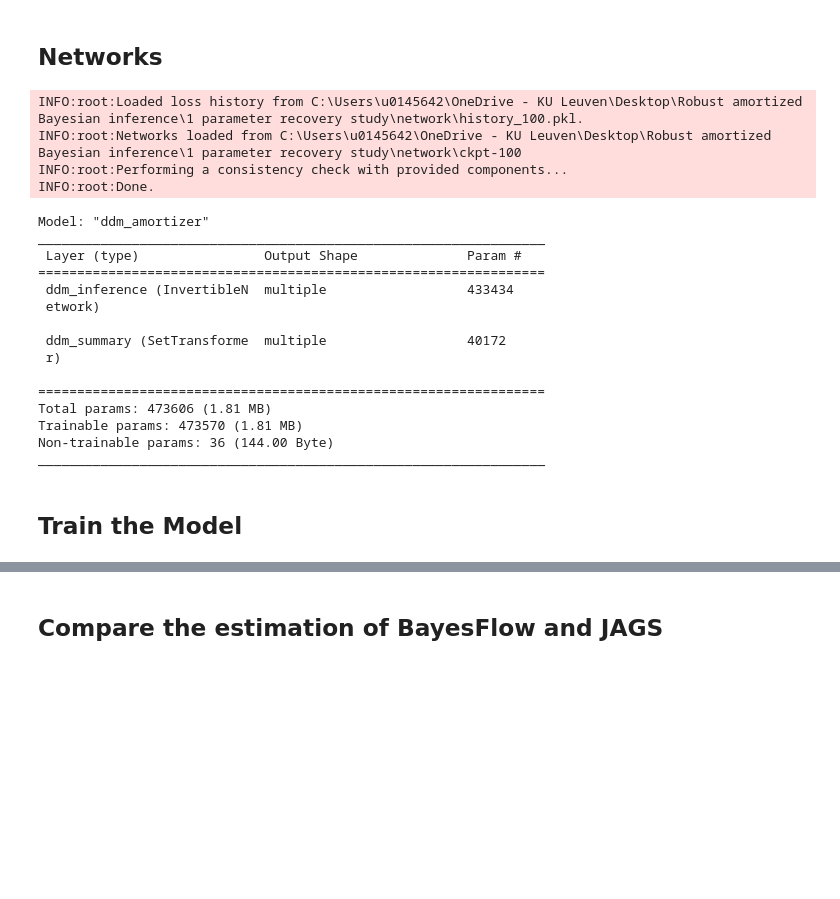
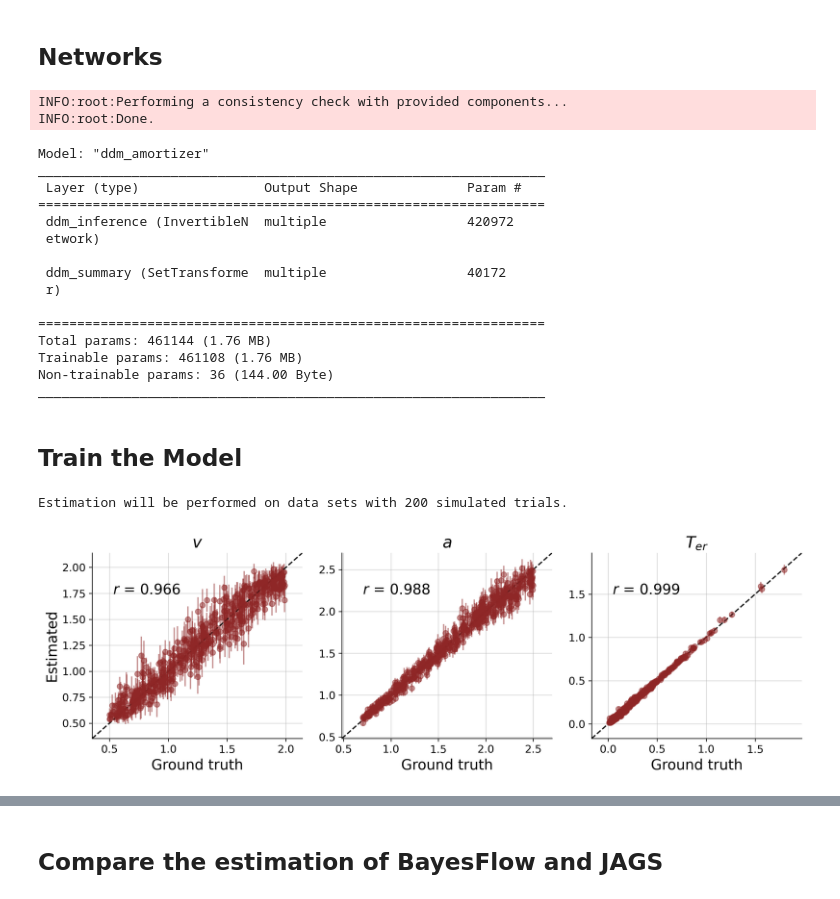
Before and after one commit to yufeiwu1011/Robust-Amortized-Bayesian-Inference, a Jupyter notebook: 1 parameter recovery study/notebook/parameter recovery study.ipynb, the cells around one changed output, grey strips where cells are left out. Saved outputs shown, nothing was run; the diff lists cells and outputs as text; code cells hidden in the pictures; blank space fills up the shorter version.

```diff
--- a/1 parameter recovery study/notebook/parameter recovery study.ipynb
+++ b/1 parameter recovery study/notebook/parameter recovery study.ipynb
@@ -170,8 +182,7 @@ summary_net = bf.networks.SetTransformer(input_dim=4, summary_dim=3, name="ddm_s
 
 inference_net = bf.networks.InvertibleNetwork(
     num_params=len(prior.param_names),
-    coupling_settings={"dense_args": dict(kernel_regularizer=None),"dropout_prob":0.2, "bins":32},
-    coupling_design="spline",
+    coupling_settings={"mc_dropout" : True, "dense_args" : dict(units=128, activation="elu")},
     name="ddm_inference",
 )
 
@@ -183,23 +194,21 @@ trainer = bf.trainers.Trainer(
 )
 amortizer.summary()
 # %% [output]
-INFO:root:Loaded loss history from C:\Users\u0145642\OneDrive - KU Leuven\Desktop\Robust amortized Bayesian inference\1 parameter recovery study\network\history_100.pkl.
-INFO:root:Networks loaded from C:\Users\u0145642\OneDrive - KU Leuven\Desktop\Robust amortized Bayesian inference\1 parameter recovery study\network\ckpt-100
 INFO:root:Performing a consistency check with provided components...
 INFO:root:Done.
 Model: "ddm_amortizer"
 _________________________________________________________________
  Layer (type)                Output Shape              Param #
 =================================================================
- ddm_inference (InvertibleN  multiple                  433434
+ ddm_inference (InvertibleN  multiple                  420972
  etwork)
 
  ddm_summary (SetTransforme  multiple                  40172
  r)
 
 =================================================================
-Total params: 473606 (1.81 MB)
-Trainable params: 473570 (1.81 MB)
+Total params: 461144 (1.76 MB)
+Trainable params: 461108 (1.76 MB)
 Non-trainable params: 36 (144.00 Byte)
 _________________________________________________________________
 # %% [markdown]
@@ -209,0 +219,22 @@ _________________________________________________________________
+# %%
+%store -r validation_sims_ez
+
+validation_sims = validation_sims_ez
+
+# Extract unstandardized prior draws and transform to original scale
+prior_samples = validation_sims["parameters"]
+
+print(
+    f"Estimation will be performed on data sets with {validation_sims['summary_conditions'].shape[1]} simulated trials."
+)
+
+# Generate 100 posterior draws for each of the 1000 simulated data sets
+post_samples = amortizer.sample(validation_sims, n_samples=1000)
+post_samples.shape
+
+f = bf.diagnostics.plot_recovery(
+    post_samples, prior_samples, param_names=prior.param_names, point_agg=np.mean, uncertainty_agg=np.std, add_r2=False)
+f.set_dpi(300)
+# %% [output]
+Estimation will be performed on data sets with 200 simulated trials.
+[figure, added]
```
Also changed, not shown: parts of 20 cells of this notebook, 3 other files.
